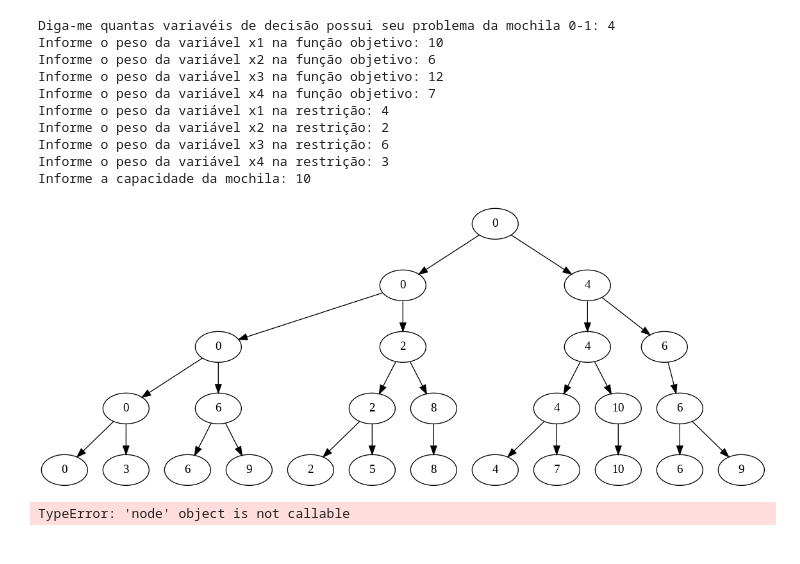
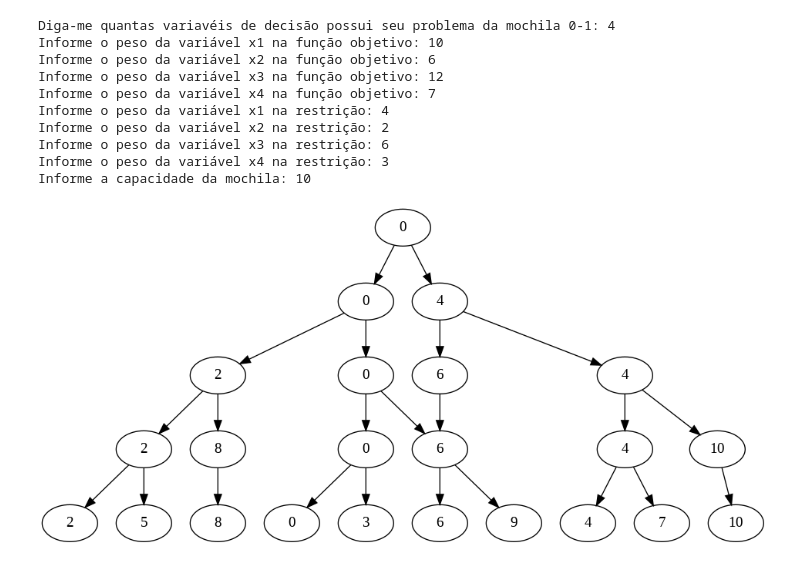
Before and after one commit to Davioliveira1305/LBI, a Jupyter notebook: LBI.ipynb, the cells around one changed output. Cells and saved outputs as stored; diff of their text form; code cells hidden in the pictures.

```diff
--- a/LBI.ipynb
+++ b/LBI.ipynb
@@ -51,30 +53,34 @@ class No:
 # %%
 # Algoritmo propriamente dito
 grafo = gp.Digraph(comment = 'DD')
 raiz = No(0, '0')
 grafo.node('0')
 Lista_camadas = [[raiz]]
 dominio = [0, 1]
 lista_edges = []
 id = 1
 for i in range(0, var):
   lj = list()
+  ls = list()
+  #
   for j, xi in product(Lista_camadas[i], dominio):
       estado, valor_estado = funcao_tran(j.estado, xi, i)
       if estado:
-        node = No(valor_estado, str(id))
-        node.pai = j
-        grafo.node(name=str(id), label=str(valor_estado))
-        grafo.edge(j.id, node.id)
-        lj.append(node)
-        id += 1
+        #!
+        if valor_estado not in ls:
+          node = No(valor_estado, str(id))
+          node.pai = j
+          grafo.node(name=str(id), label=str(valor_estado))
+          grafo.edge(j.id, node.id)
+          lj.append(node)
+          ls.append(valor_estado)
+          id += 1
+          continue
+        index = ls.index(valor_estado)
+        grafo.edge(j.id, lj[index].id)
   Lista_camadas.append(lj)
 
 filename = grafo.render(filename = 'graph', format = 'png', view = False)
 Image(filename)
 # %% [output]
-[figure, old version]
+[figure, new version]
-# %%
-m = node(4)
-# %% [output]
-TypeError: 'node' object is not callable
```
Also changed, not shown: parts of 1 cell of this notebook.
